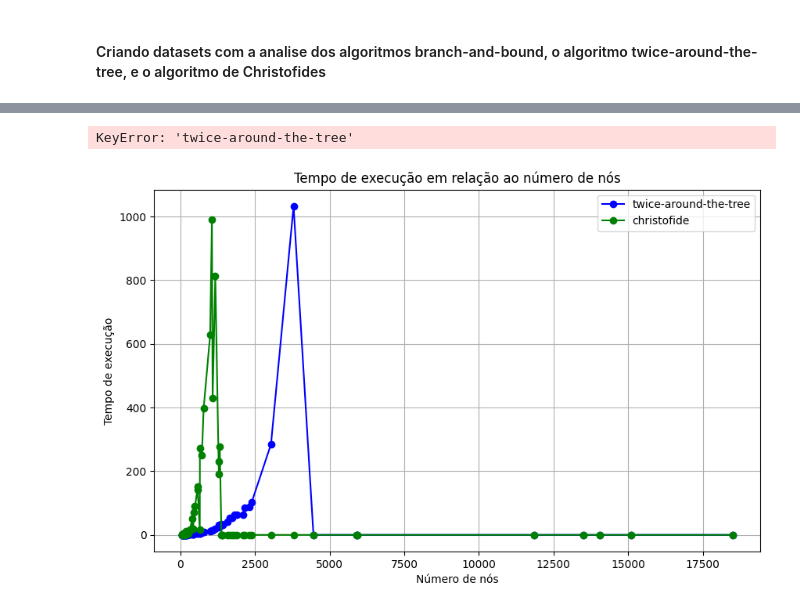
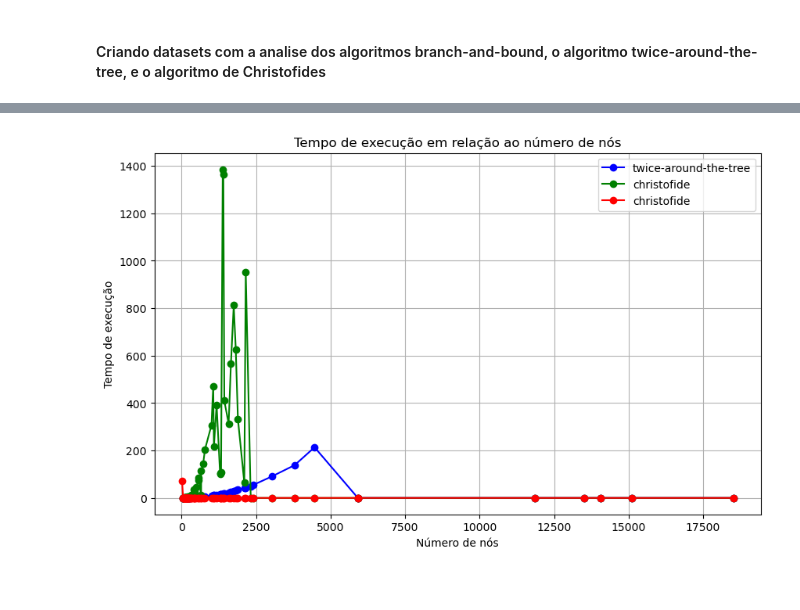
Before and after one commit to GimpelMatheus/TP_02_ALG02_TSP_ANALYZER_2024-02, a Jupyter notebook: main.ipynb, the cells around one changed output, grey strips where cells are left out. Cells and saved outputs as stored; diff of their text form; code cells hidden in the pictures.

```diff
--- a/main.ipynb
+++ b/main.ipynb
@@ -974,9 +862,9 @@ def exibir_resultados_analise(arquivos_analise):
 
 # Exemplo de uso
 arquivos_analise = {
-    #"twice-around-the-tree": "analise_twice-around-the-tree.txt",
+    "twice-around-the-tree": "analise_twice-around-the-tree.txt",
     "christofides": "analise_christofides.txt",
-    "branch-and-bound": "analise_branch_and_bound.txt"
+    "branch-and-bound": "analise_branch-and-bound.txt"
 }
 
 resultados = exibir_resultados_analise(arquivos_analise)
@@ -1009,20 +924,19 @@ df_bb = resultados["branch-and-bound"]
 df_atat = df_atat.fillna(0) if df_atat is not None else None
 df_achr = df_achr.fillna(0) if df_achr is not None else None
 df_bb = df_bb.fillna(0) if df_bb is not None else None
-# %% [output]
-KeyError: 'twice-around-the-tree'
 # %%
 # Plotar gráfico
 plt.figure(figsize=(10, 6))
 
 plt.plot(df_atat['Nós'], df_atat['tempo execução'], marker='o', color='blue', label='twice-around-the-tree')
 plt.plot(df_achr['Nós'], df_achr['tempo execução'], marker='o', color='green', label='christofide')
+plt.plot(df_bb['Nós'], df_bb['tempo execução'], marker='o', color='red', label='christofide')
 
 plt.title("Tempo de execução em relação ao número de nós")
 plt.xlabel("Número de nós")
 plt.ylabel("Tempo de execução")
 plt.legend()
 plt.grid(True)
 plt.show()
 # %% [output]
-[figure, old version]
+[figure, new version]
```
Also changed, not shown: parts of 9 cells of this notebook, 15 other files.
